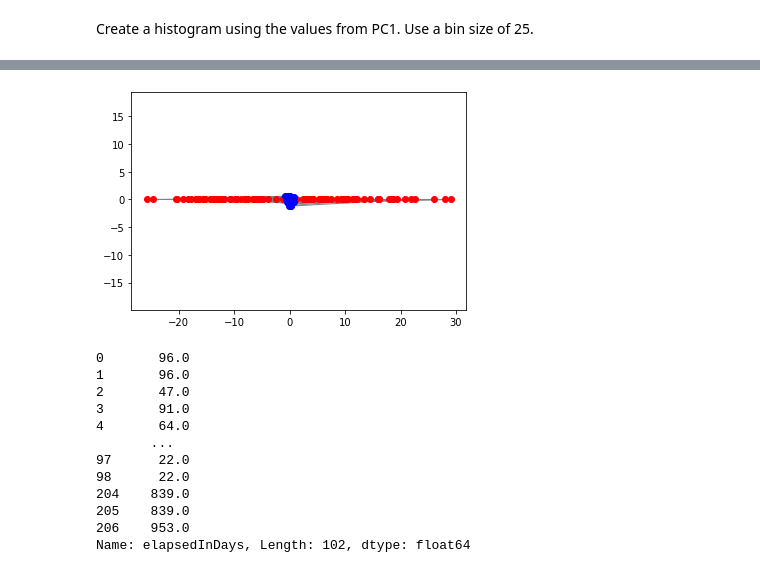
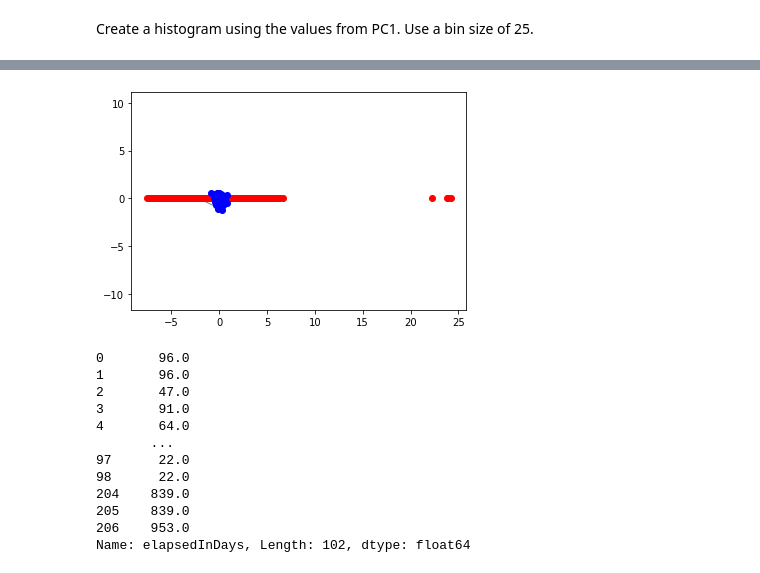
Before and after one commit to DavidsonWalker/2014, a Jupyter notebook: homework/HW2.ipynb, the cells around one changed output, grey strips where cells are left out. Saved outputs shown, nothing was run; the diff lists cells and outputs as text; code cells hidden in the pictures.

```diff
--- a/homework/HW2.ipynb
+++ b/homework/HW2.ipynb
@@ -272,10 +272,10 @@ exprsCEU_norm.shape
 # %%
 #your code here
 
-U,s,Vh = lin.svd(exprsCEU_norm.transpose())
-S = lin.diagsvd(s, exprsCEU_norm.shape[1], exprsCEU_norm.shape[0])
+U,s,Vh = lin.svd(exprsCEU_norm)
+S = lin.diagsvd(s, exprsCEU_norm.shape[0], exprsCEU_norm.shape[1])
 reconstruction = np.dot(U, np.dot(S, Vh))
-print(np.allclose(exprsCEU_norm.transpose(), reconstruction))
+print(np.allclose(exprsCEU_norm, reconstruction))
 # %% [output]
 True
 # %%
@@ -302,6 +302,6 @@ plt.axis('equal')
 # %% [markdown]
 Create a histogram using the values from PC1.  Use a bin size of 25.
 # %%
-projection = np.dot(exprsCEU_norm.transpose(), V[:,:1])
+projection = np.dot(exprsCEU_norm, V[:,0])
 max(projection)
 # %% [output]
@@ -323,17 +317,17 @@ plt.hist(projection, bins=25)
 # %%
 # compare the plots
 plt.clf()
 zeros = np.zeros_like(projection)
 plt.scatter(projection, zeros, c='r', zorder=2)
-plt.scatter(exprsCEU_norm.transpose().iloc[:,0], exprsCEU_norm.transpose().iloc[:,1],c='b', zorder=2)
+plt.scatter(exprsCEU_norm.iloc[0,:], exprsCEU_norm.iloc[1,:],c='b', zorder=2)
 
-for px, py, proj in zip(exprsCEU_norm.transpose().iloc[:,0], exprsCEU_norm.transpose().iloc[:,1],projection):
+for px, py, proj in zip(exprsCEU_norm.iloc[0,:], exprsCEU_norm.iloc[1,:],projection):
     plt.plot([px,proj],[py,0],c='0.5', linewidth=1.0, zorder=1)
 
 plt.axis('equal')
 plt.show()
 # %% [output]
-[figure, old version]
+[figure, new version]
 # %%
 sampleinfoCEU.elapsedInDays / np.timedelta64(1, 'D')
 # %% [output]
```
Also changed, not shown: parts of 33 cells of this notebook, 1 other file.
